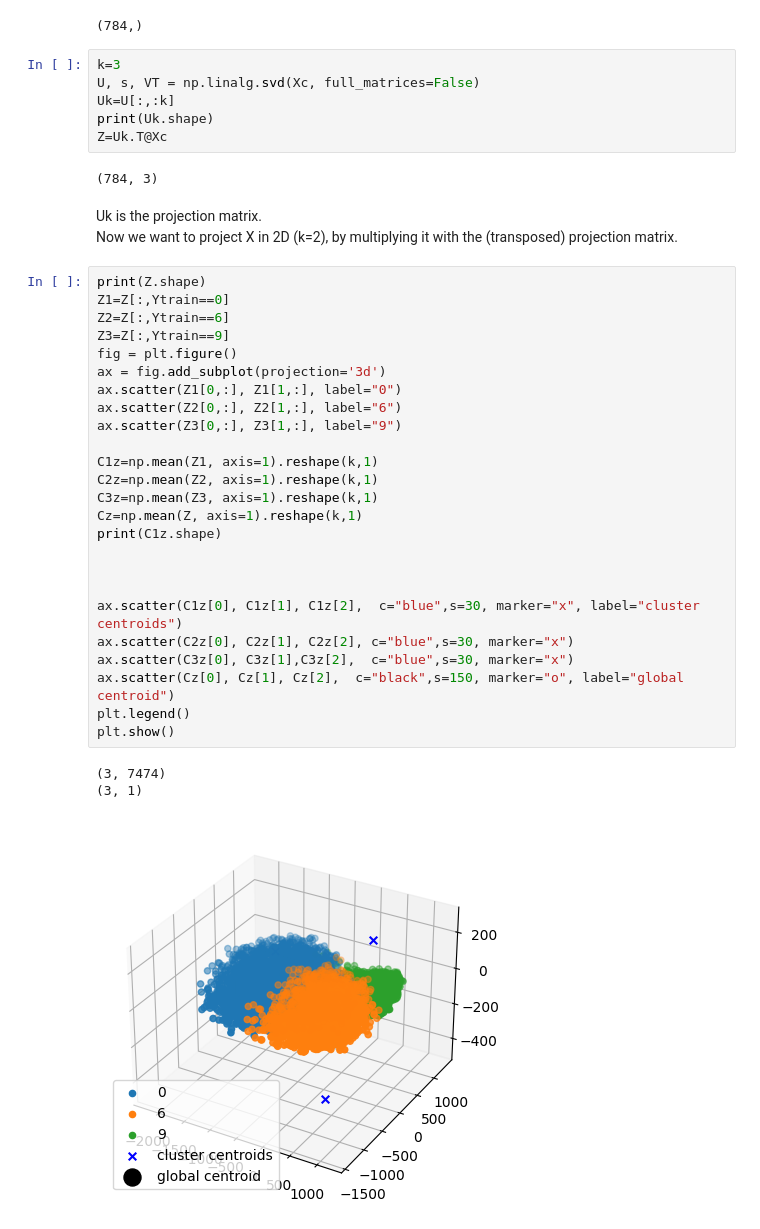
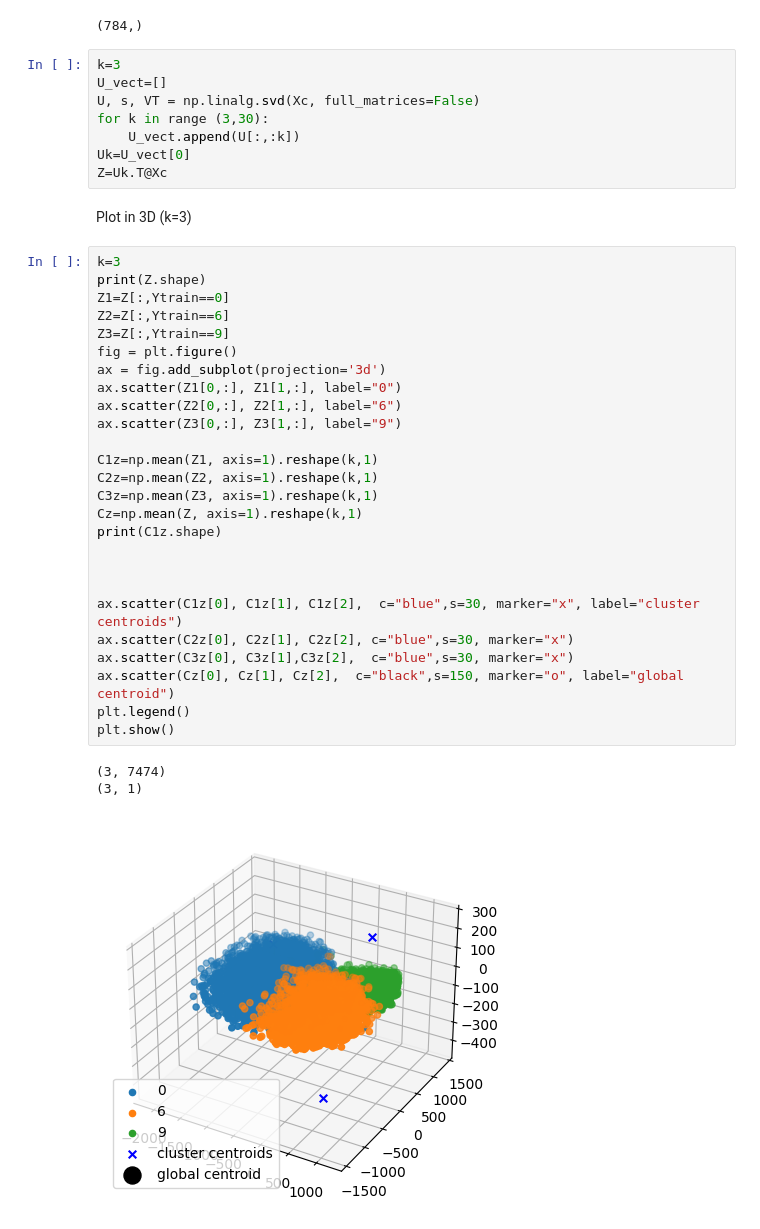
Before and after one commit to danielenapo/AI_unibo, a Jupyter notebook: Maths4ML/Oral_homeworks/2/PCA_3D.ipynb, the cells around one changed output. Drawn from its saved outputs; the diff is of its cells as text.

```diff
--- a/Maths4ML/Oral_homeworks/2/PCA_3D.ipynb
+++ b/Maths4ML/Oral_homeworks/2/PCA_3D.ipynb
@@ -60,44 +54,44 @@ Xc=Xtrain-C.reshape((d,1))
 (784,)
 # %%
 k=3
+U_vect=[]
 U, s, VT = np.linalg.svd(Xc, full_matrices=False)
-Uk=U[:,:k]
-print(Uk.shape)
+for k in range (3,30):
+    U_vect.append(U[:,:k])
+Uk=U_vect[0]
 Z=Uk.T@Xc
-# %% [output]
-(784, 3)
-# %% [markdown]
-Uk is the projection matrix.<br>
-Now we want to project X in 2D (k=2), by multiplying it with the (transposed) projection matrix.
+# %% [markdown]
+Plot in 3D (k=3)
 # %%
+k=3
 print(Z.shape)
 Z1=Z[:,Ytrain==0]
 Z2=Z[:,Ytrain==6]
 Z3=Z[:,Ytrain==9]
 fig = plt.figure()
 ax = fig.add_subplot(projection='3d')
 ax.scatter(Z1[0,:], Z1[1,:], label="0")
 ax.scatter(Z2[0,:], Z2[1,:], label="6")
 ax.scatter(Z3[0,:], Z3[1,:], label="9")
 
 C1z=np.mean(Z1, axis=1).reshape(k,1)
 C2z=np.mean(Z2, axis=1).reshape(k,1)
 C3z=np.mean(Z3, axis=1).reshape(k,1)
 Cz=np.mean(Z, axis=1).reshape(k,1)
 print(C1z.shape)
 
 
 
 ax.scatter(C1z[0], C1z[1], C1z[2],  c="blue",s=30, marker="x", label="cluster centroids")
 ax.scatter(C2z[0], C2z[1], C2z[2], c="blue",s=30, marker="x")
 ax.scatter(C3z[0], C3z[1],C3z[2],  c="blue",s=30, marker="x")
 ax.scatter(Cz[0], Cz[1], Cz[2],  c="black",s=150, marker="o", label="global centroid")
 plt.legend()
 plt.show()
 # %% [output]
 (3, 7474)
 (3, 1)
-[figure, old version]
+[figure, new version]
 # %%
 D1=[]
 for i in range(Z1.shape[1]):
```
Also changed, not shown: parts of 7 cells of this notebook.
